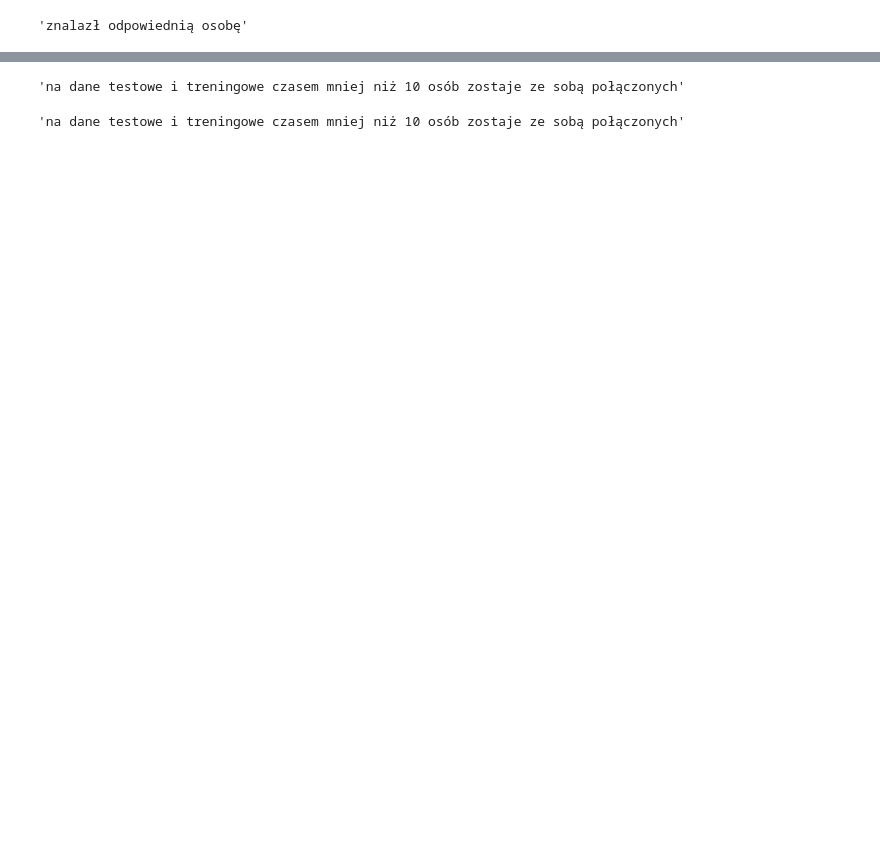
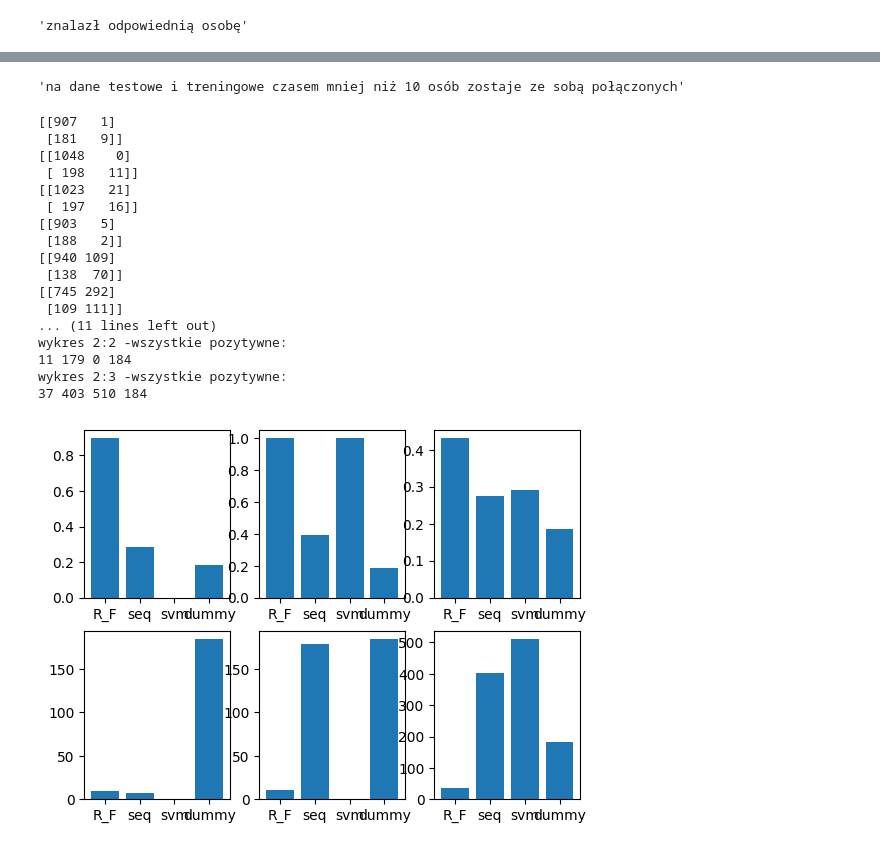
Before and after one commit to JanMary350/projekt-big-data-semestr-IV, a Jupyter notebook: projektBigDataJanMaryniak.ipynb, the cells around one changed output, grey strips where cells are left out. Cells and saved outputs as stored; diff of their text form; code cells hidden in the pictures; blank space fills up the shorter version.

Commit message:
added all models and data manipulation to jupiter notebook for better readingness

```diff
--- a/projektBigDataJanMaryniak.ipynb
+++ b/projektBigDataJanMaryniak.ipynb
@@ -500,5 +510,7 @@ X_train, y_train = oversampler.fit_resample(X_train, y_train)
 # %%
 max = 0
+random_forest_cm_3 = 0
+random_forest_score_3 = 0
 for _ in range(3):
     df = pd.read_csv("df_differences.csv")
     oversampler = SMOTE()
@@ -518,6 +530,9 @@ for _ in range(3):
         print("prawdziwych pozytywnych w stosunku do wszystkich pozytywnych: ", cm[1][1]/(cm[1][1]+cm[0][1]))
         if (cm[1][1]/(cm[1][1]+cm[0][1])) > max:
             max = cm[1][1]/(cm[1][1]+cm[0][1])
+            random_forest_cm_3 = cm
+            random_forest_score_3 = max
+
 print("najlepszy model: ", max)
 # %% [output]
 _____________________
@@ -570,12 +580,17 @@ Epoch 5/5
 # %%
 y_pred = model.predict(X_test)
 y_pred = [1 if x > 0.5 else 0 for x in y_pred]
+sequential_cm_3 = 0
+sequential_score_3 = 0
 print("_____________________")
 cm = confusion_matrix(y_test, y_pred)
 print("confusion matrix: ")
 print(cm)
 if cm[1][1]+cm[0][1] == 0:
     print("brak pozytywnych wyników")
+    sequential_cm_3 = cm
 else:
     print("prawdziwych pozytywnych w stosunku do wszystkich pozytywnych: ", cm[1][1]/(cm[1][1]+cm[0][1]))
+    sequential_cm_3 = cm
+    sequential_score_3 = cm[1][1]/(cm[1][1]+cm[0][1])
 # %% [output]
@@ -594,4 +603,7 @@ prawdziwych pozytywnych w stosunku do wszystkich pozytywnych:  0.259615384615384
 # %%
+svm_cm_3 = 0
+svm_score_3 = 0
+max = 0
 for _ in range(3):
     df = pd.read_csv("df_differences.csv")
     oversampler = SMOTE()
@@ -607,10 +619,14 @@ for _ in range(3):
     print(cm)
     if cm[1][1]+cm[0][1] == 0:
         print("brak pozytywnych wyników")
+        svm_cm_3 = cm
     else:
         print("prawdziwych pozytywnych w stosunku do wszystkich pozytywnych: ", cm[1][1]/(cm[1][1]+cm[0][1]))
         if (cm[1][1]/(cm[1][1]+cm[0][1])) > max:
             max = cm[1][1]/(cm[1][1]+cm[0][1])
+            svm_cm_3 = cm
+            svm_score_3 = max
+    print("size: ", len(y_test))
 print("najlepszy model: ", max)
 # %% [output]
 _____________________
@@ -632,8 +651,53 @@ najlepszy model:  0.26126126126126126
 # %%
-"""Ponownie nie zaobserwowałem by któych model mógł stanowić podstawę wyboru partnera"""
+"""Ponownie nie zaobserwowałem by któryś model mógł stanowić podstawę wyboru partnera"""
 """Do zastosowania w aplikacji najlepiej z przetestowanych modeli nadaje się las losowy, jednak jest on 'oszczędny'"""
-"""w ilości przedstawianych rozwiązań, dla 1000 próbek zaledwie przy niektóych losowaniach podziału"""
+"""w ilości przedstawianych rozwiązań, dla 1000 próbek przy niektóych losowaniach podziału"""
 """na dane testowe i treningowe czasem mniej niż 10 osób zostaje ze sobą połączonych"""
 # %% [output]
 'na dane testowe i treningowe czasem mniej niż 10 osób zostaje ze sobą połączonych'
-'na dane testowe i treningowe czasem mniej niż 10 osób zostaje ze sobą połączonych'
+# %%
+fig, axs = plt.subplots(2, 3)
+axs[0, 0].bar(["R_F", "seq", "svm", "dummy"], [random_forest_score_1, sequential_score_1, svm_score_1, dummy_score_1])
+print("wykres 1:1 -prawdziwie pozytywne/ wszystkie pozytywne z usuniętymi brakującymi wartościami")
+axs[0, 1].bar(["R_F", "seq", "svm", "dummy"], [random_forest_score_2, sequential_score_2, svm_score_2, dummy_score_1])
+print("wykres 1:2 -prawdziwie pozytywne/ wszystkie pozytywne z uzupełnionymi brakującymi wartościami")
+axs[0, 2].bar(["R_F", "seq", "svm", "dummy"], [random_forest_score_3, sequential_score_3, svm_score_3, dummy_score_1])
+print("wykres 1:3 -prawdziwie pozytywne/ wszystkie pozytywne z uzupełnionymi brakującymi wartościami i zbalansowanymi klasami")
+count_rf = random_forest_cm_1[1][1]+random_forest_cm_1[0][1]
+count_seq = sequential_cm_1[1][1]+sequential_cm_1[0][1]
+count_svm = svm_cm_1[1][1]+svm_cm_1[0][1]
+count_dummy = dummy_cm_1[1][1]+dummy_cm_1[0][1]
+axs[1,0].bar(["R_F", "seq", "svm", "dummy"], [count_rf, count_seq, count_svm, count_dummy])
+print("wykres 2:1 -wszystkie pozytywne:")
+print(count_rf, count_seq, count_svm, count_dummy)
+count_rf = random_forest_cm_2[1][1]+random_forest_cm_2[0][1]
+count_seq = sequential_cm_2[1][1]+sequential_cm_2[0][1]
+count_svm = svm_cm_2[1][1]+svm_cm_2[0][1]
+axs[1,1].bar(["R_F", "seq", "svm", "dummy"], [count_rf, count_seq, count_svm, count_dummy])
+print("wykres 2:2 -wszystkie pozytywne:")
+print(count_rf, count_seq, count_svm, count_dummy)
+count_rf = random_forest_cm_3[1][1]+random_forest_cm_3[0][1]
+count_seq = sequential_cm_3[1][1]+sequential_cm_3[0][1]
+count_svm = svm_cm_3[1][1]+svm_cm_3[0][1]
+axs[1,2].bar(["R_F", "seq", "svm", "dummy"], [count_rf, count_seq, count_svm, count_dummy])
+print("wykres 2:3 -wszystkie pozytywne:")
+print(count_rf, count_seq, count_svm, count_dummy)
+# %% [output]
+[[907   1]
+ [181   9]]
+[[1048    0]
+ [ 198   11]]
+[[1023   21]
+ [ 197   16]]
+[[903   5]
+ [188   2]]
+[[940 109]
+ [138  70]]
+[[745 292]
+ [109 111]]
+... (11 lines left out)
+wykres 2:2 -wszystkie pozytywne:
+11 179 0 184
+wykres 2:3 -wszystkie pozytywne:
+37 403 510 184
+[figure, added]
```
Also changed, not shown: parts of 30 cells of this notebook.
